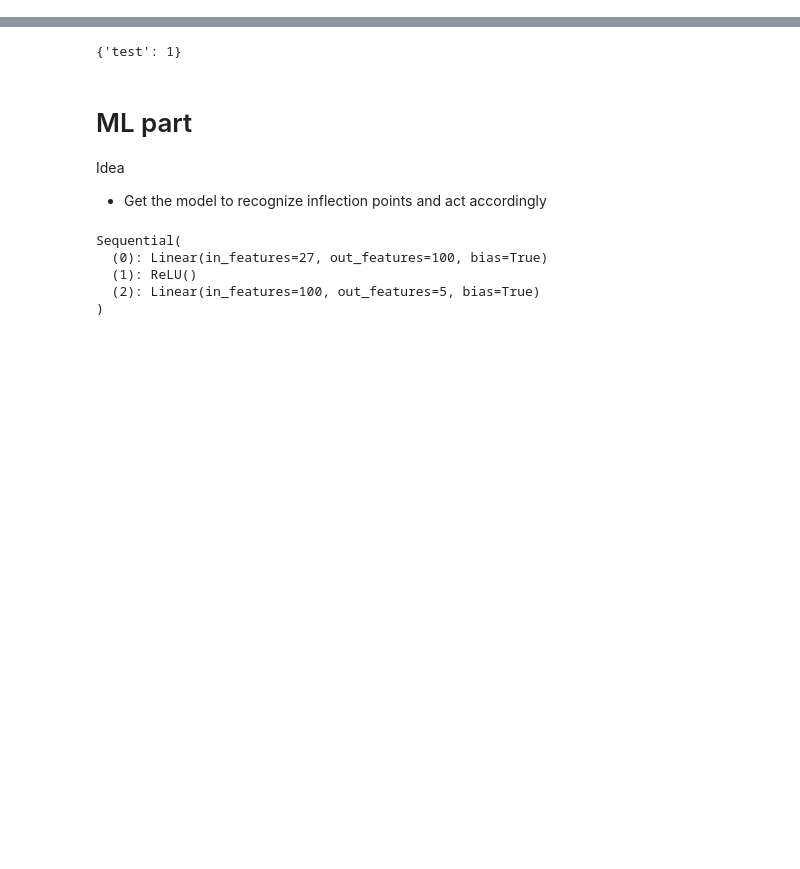
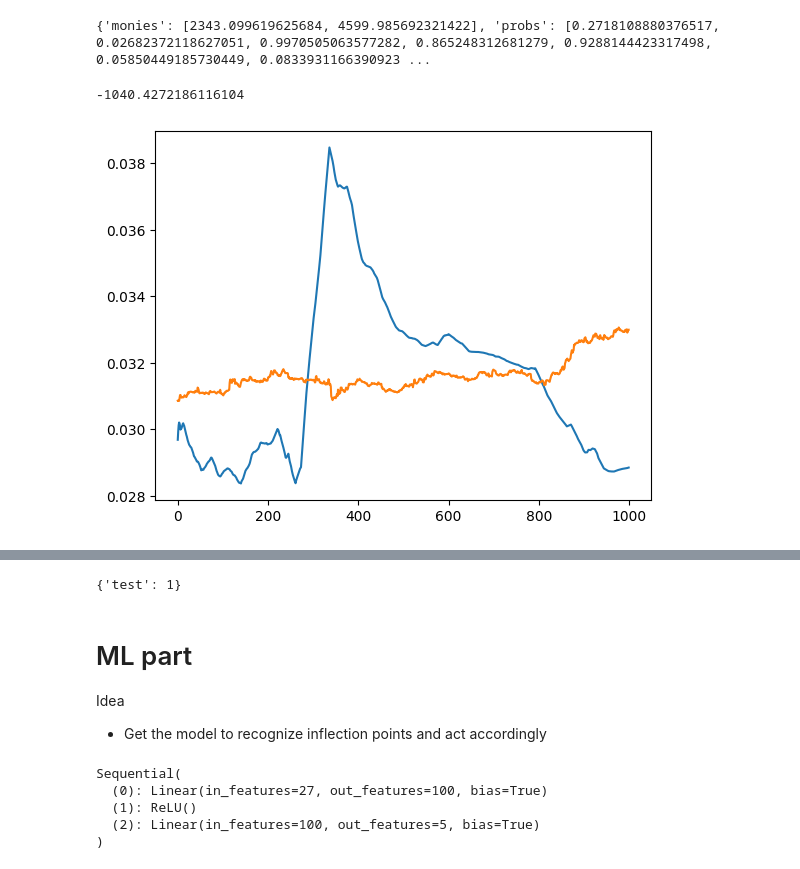
Before and after one commit to Excaliabure/FinancialGamble, a Jupyter notebook: Forex/oanda/draft.ipynb, the cells around one changed output, grey strips where cells are left out. Saved outputs shown, nothing was run; the diff lists cells and outputs as text; code cells hidden in the pictures; blank space fills up the shorter version.

```diff
--- a/Forex/oanda/draft.ipynb
+++ b/Forex/oanda/draft.ipynb
@@ -1,10 +0,0 @@
-# %%
-import forex as fx
-import numpy as np
-import matplotlib.pyplot as plt
-a = np.sin(np.linspace(0,6,num=1000))
-buy,sell,tbuy,tsell = fx.algo.deriv12(a, raw_data=True)
-
-plt.scatter(tbuy,buy)
-plt.scatter(tsell,sell)
-plt.plot(a)
@@ -227,8 +0,0 @@ elif (s >= 0 and pos != 1) or (s < 0 and pos != -1):
-# %%
-from matplotlib.pyplot import plot, legend
-from forex import forex
-f = forex("EURUSD")
-
-plot(lh,label="Long")
-plot(sh,label="Short")
-legend()
@@ -252,0 +170,10 @@ observ_space = np.vstack((arr,l,s))
+# %%
+print(d["best_agent"])
+hist = np.array(t.amt_hist)
+plt.plot(hist / np.linalg.norm(hist))
+plt.plot(f/np.linalg.norm(f))
+sum(f - hist)
+# %% [output]
+{'monies': [2343.099619625684, 4599.985692321422], 'probs': [0.2718108880376517, 0.02682372118627051, 0.9970505063577282, 0.865248312681279, 0.9288144423317498, 0.05850449185730449, 0.0833931166390923 ...
+-1040.4272186116104
+[figure, added]
```
Also changed, not shown: parts of 15 cells of this notebook, 14 other files.
